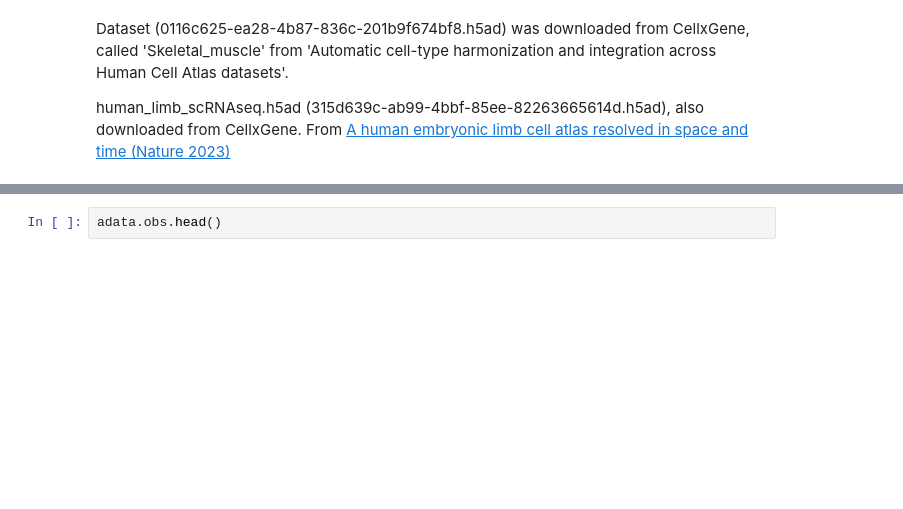
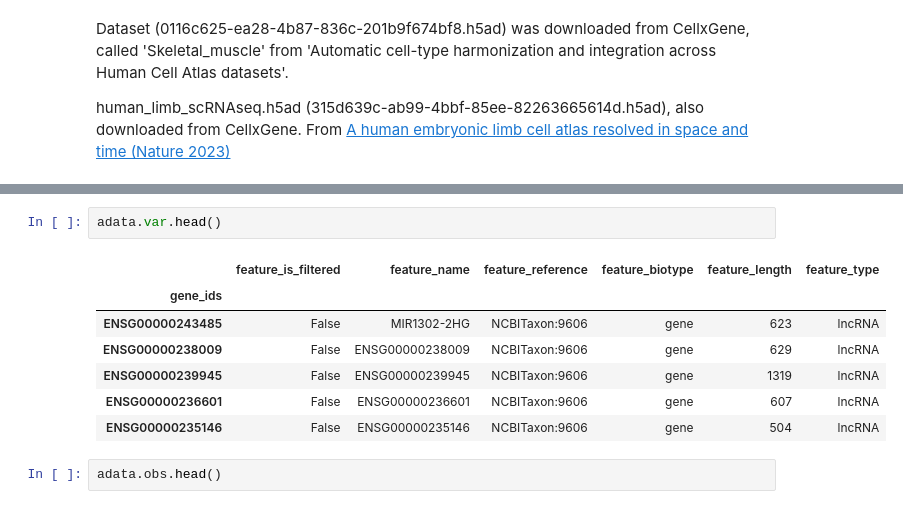
Before and after one commit to jrcwycy/hybrid_reprogramming, a Jupyter notebook: notebooks/reference/skeletal_muscle.ipynb, the cells around one changed output, grey strips where cells are left out. Cells and saved outputs as stored; diff of their text form; blank space fills up the shorter version.

```diff
--- a/notebooks/reference/skeletal_muscle.ipynb
+++ b/notebooks/reference/skeletal_muscle.ipynb
@@ -68,6 +68,16 @@ AnnData object with n_obs × n_vars = 125955 × 26252
     uns: 'adj_stage_colors', 'celltype_colors', 'celltype_sizes', 'citation', 'default_embedding', 'leiden', 'leiden_sizes', 'markers_celltype', 'markers_new_celltype', 'neighbors', 'new_celltype_size ...
     obsm: 'X_pca', 'X_umap'
     obsp: 'connectivities', 'distances'
+# %%
+adata.var.head()
+# %% [output]
+|  | feature_is_filtered | feature_name | feature_reference | feature_biotype | feature_length | feature_type |
+| gene_ids |  |  |  |  |  |  |
+| ENSG00000243485 | False | MIR1302-2HG | NCBITaxon:9606 | gene | 623 | lncRNA |
+| ENSG00000238009 | False | ENSG00000238009 | NCBITaxon:9606 | gene | 629 | lncRNA |
+| ENSG00000239945 | False | ENSG00000239945 | NCBITaxon:9606 | gene | 1319 | lncRNA |
+| ENSG00000236601 | False | ENSG00000236601 | NCBITaxon:9606 | gene | 607 | lncRNA |
+| ENSG00000235146 | False | ENSG00000235146 | NCBITaxon:9606 | gene | 504 | lncRNA |
 # %%
 adata.obs.head()
 # %% [output]
```
Also changed, not shown: parts of 2 cells of this notebook, 14 other files.
